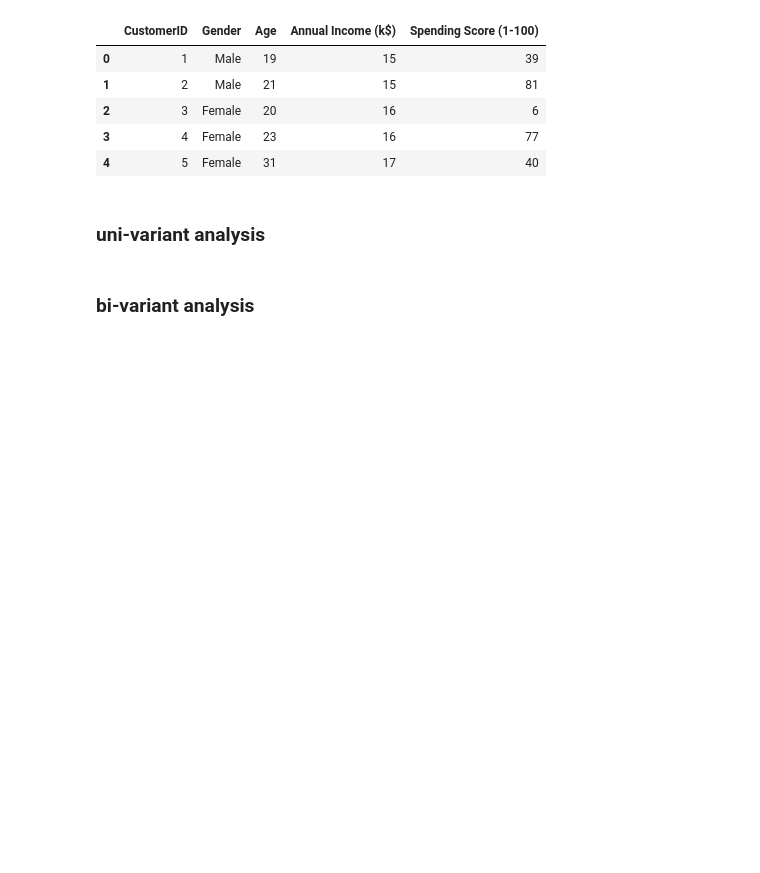
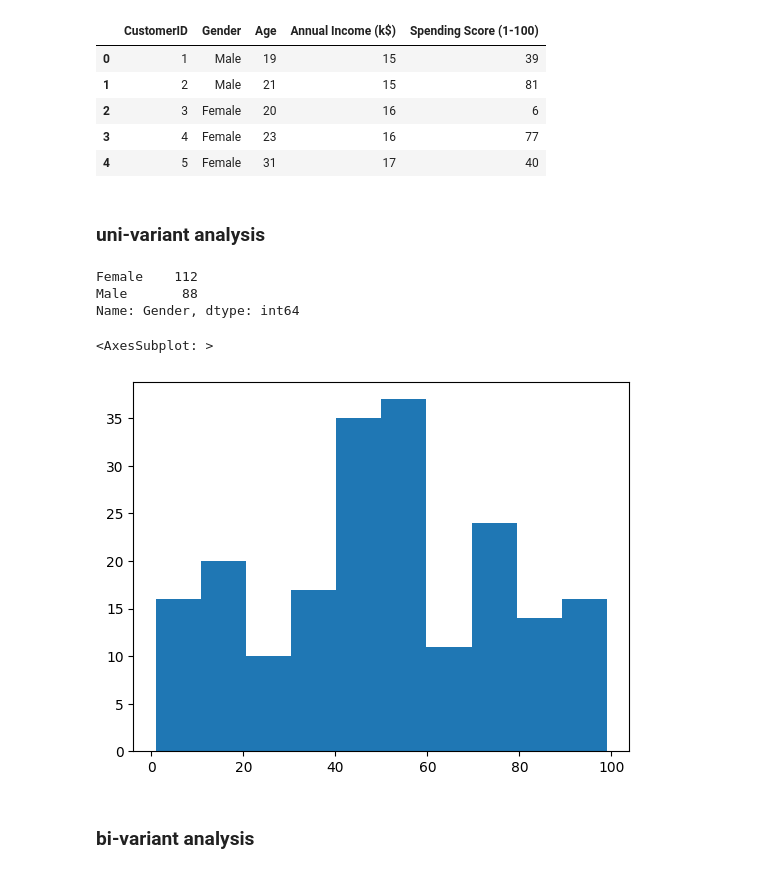
Before and after one commit to IBM-EPBL/IBM-Project-30679-1660153694, a Jupyter notebook: assignments/assignment4/assignment4.ipynb, the cells around one changed output. Cells and saved outputs as stored; diff of their text form; code cells hidden in the pictures; blank space fills up the shorter version.

```diff
--- a/assignments/assignment4/assignment4.ipynb
+++ b/assignments/assignment4/assignment4.ipynb
@@ -18,5 +19,16 @@ data.head()
 | 4 | 5 | Female | 31 | 17 | 40 |
 # %% [markdown]
 ### uni-variant analysis
+# %%
+data.Gender.value_counts()
+# %% [output]
+Female    112
+Male       88
+Name: Gender, dtype: int64
+# %%
+data["Spending Score (1-100)"].hist(grid = False)
+# %% [output]
+<AxesSubplot: >
+[figure, added]
 # %% [markdown]
 ### bi-variant analysis
```
Also changed, not shown: parts of 26 cells of this notebook, 1 other file.
